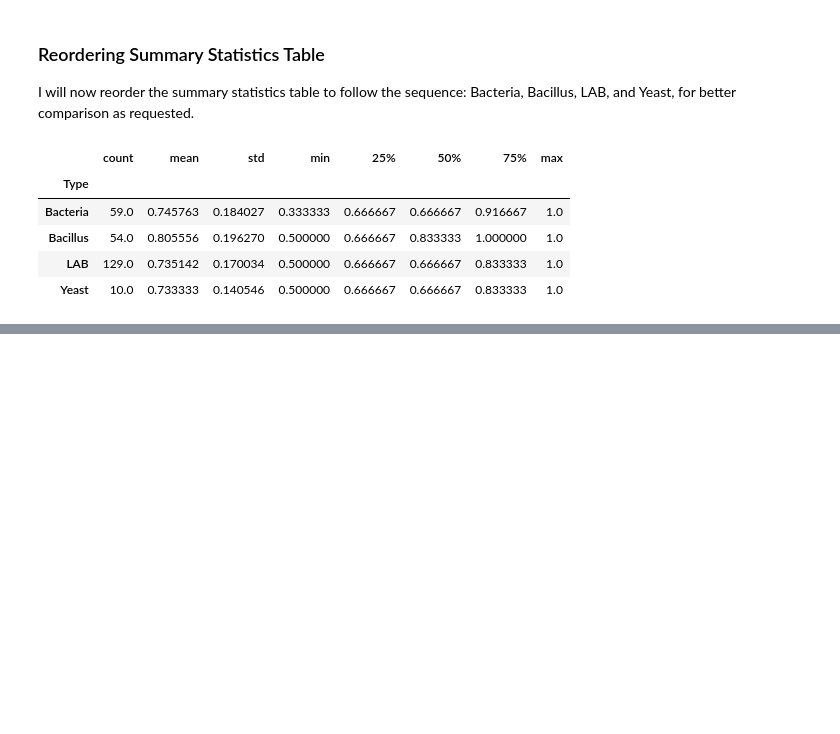
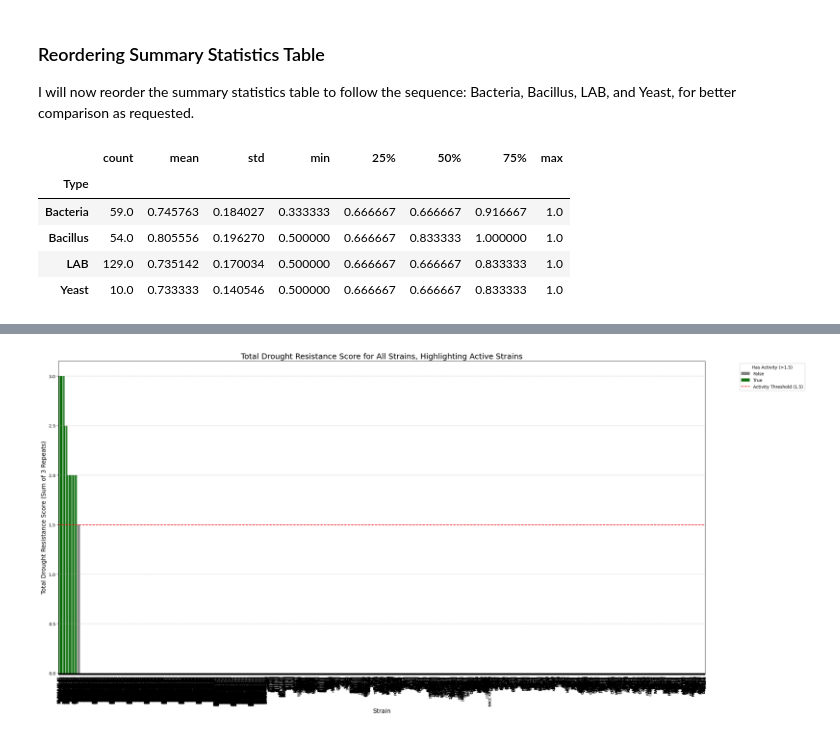
Before and after one commit to jellybbie/study, a Jupyter notebook: Colab_시작하기.ipynb, the cells around one changed output, grey strips where cells are left out. Saved outputs shown, nothing was run; the diff lists cells and outputs as text; code cells hidden in the pictures; blank space fills up the shorter version.

```diff
--- a/Colab_시작하기.ipynb
+++ b/Colab_시작하기.ipynb
@@ -152,0 +211,14 @@ display(summary_stats_ordered)
+# %%
+import pandas as pd
+import matplotlib.pyplot as plt
+import seaborn as sns
+
+file_path_new = '/content/drought stress-total-select.xlsx'
+df_all_strains = pd.read_excel(file_path_new, header=0) # Load with header=0 to correctly interpret the first row as column names
+
+print("First 5 rows of the new DataFrame:")
+display(df_all_strains.head())
+print("\nColumn Information:")
+df_all_strains.info()
+print("\nColumn names (indices):")
+print(df_all_strains.columns)
@@ -152,0 +290,34 @@ display(summary_stats_ordered)
+# %%
+# Define the desired order for 'Type' for consistent visualization if needed, or let Seaborn handle it
+desired_order_types = ['Bacteria', 'Bacillus', 'LAB', 'Yeast']
+
+# Convert 'Type' to a categorical type with the desired order (from the main Type column)
+df_all_strains['Type'] = pd.Categorical(df_all_strains['Type'], categories=desired_order_types, ordered=True)
+
+# Sort for better visualization: first by Type, then by activity (active first), then by score
+df_plot = df_all_strains.sort_values(by=['Type', 'has_drought_resistance_activity', 'total_resistance_score'], ascending=[True, False, False])
+
+plt.figure(figsize=(25, 12)) # Increase figure size for many strains
+
+sns.barplot(
+    x='Strain',
+    y='total_resistance_score',
+    hue='has_drought_resistance_activity', # Color by activity
+    data=df_plot,
+    palette={True: 'green', False: 'gray'}, # Green for active, gray for inactive
+    dodge=False # Avoid dodging bars if we want them aligned
+)
+
+plt.axhline(y=1.5, color='red', linestyle='--', label='Activity Threshold (1.5)') # Add a threshold line
+
+plt.title('Total Drought Resistance Score for All Strains, Highlighting Active Strains', fontsize=18)
+plt.xlabel('Strain', fontsize=14)
+plt.ylabel('Total Drought Resistance Score (Sum of 3 Repeats)', fontsize=14)
+plt.xticks(rotation=90, fontsize=8) # Rotate x-axis labels
+plt.yticks(fontsize=10)
+plt.legend(title='Has Activity (>1.5)', bbox_to_anchor=(1.05, 1), loc='upper left')
+plt.tight_layout() # Adjust layout
+plt.grid(axis='y', linestyle='--', alpha=0.7)
+plt.show()
+# %% [output]
+[figure, added]
```
Also changed, not shown: parts of 10 cells of this notebook.
